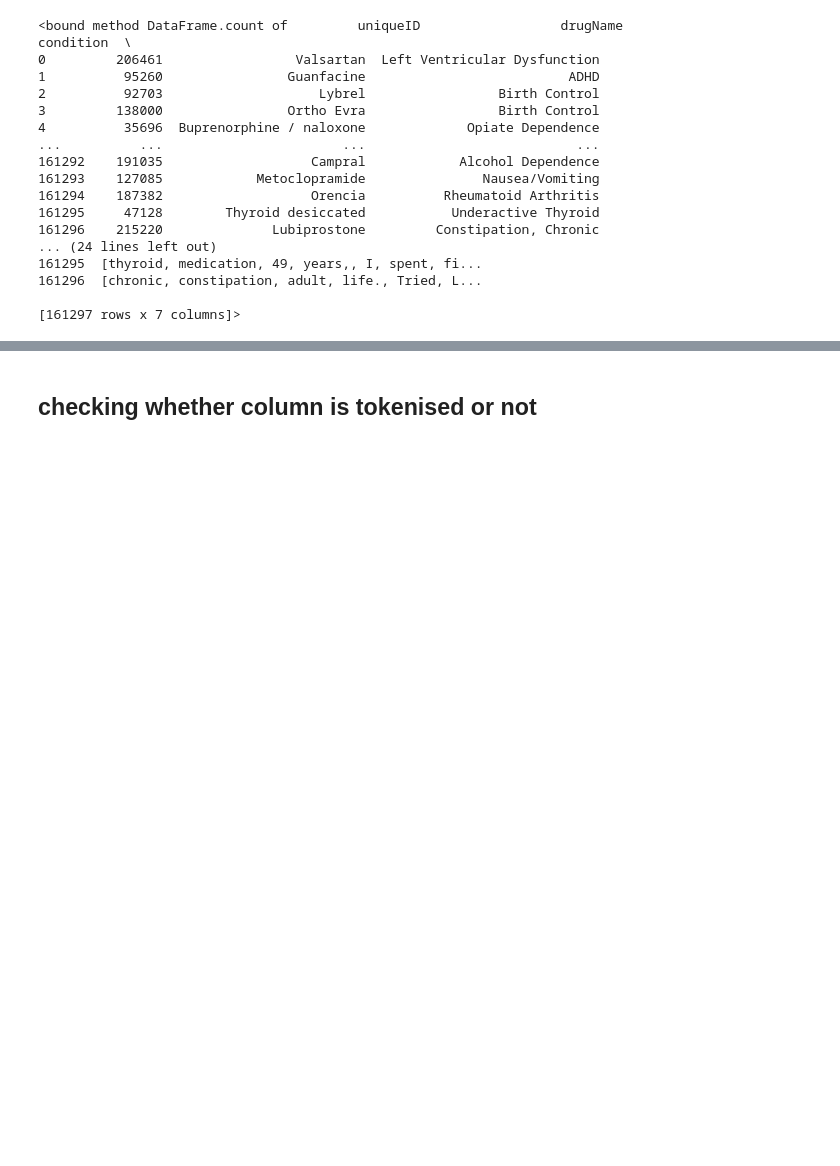
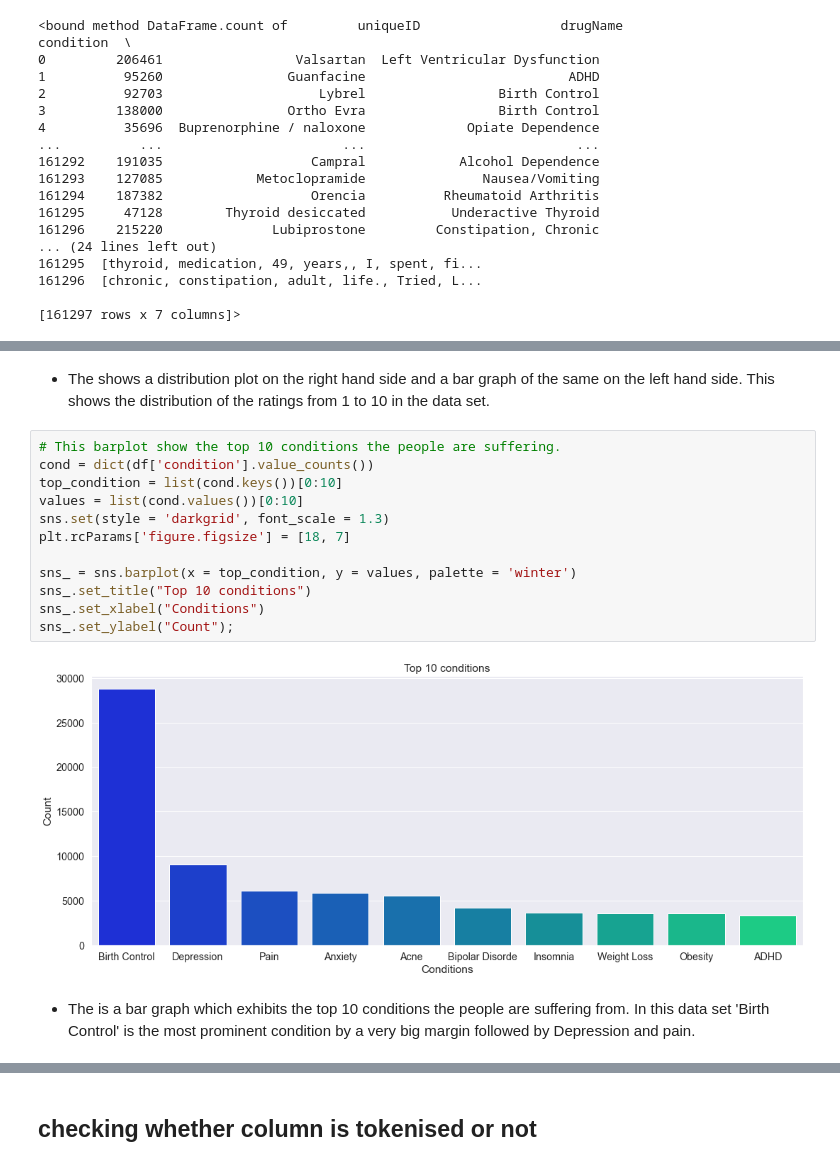
Before and after one commit to ambuj-1211/ml_healthcare_project, a Jupyter notebook: nlp_model.ipynb, the cells around one changed output, grey strips where cells are left out. Cells and saved outputs as stored; diff of their text form; blank space fills up the shorter version.

```diff
--- a/nlp_model.ipynb
+++ b/nlp_model.ipynb
@@ -151,0 +224,18 @@ df.count
+# %% [markdown]
+* The shows a distribution plot on the right hand side and a bar graph of the same on the left hand side. This shows the distribution of the ratings from 1 to 10 in the data set.
+# %%
+# This barplot show the top 10 conditions the people are suffering.
+cond = dict(df['condition'].value_counts())
+top_condition = list(cond.keys())[0:10]
+values = list(cond.values())[0:10]
+sns.set(style = 'darkgrid', font_scale = 1.3)
+plt.rcParams['figure.figsize'] = [18, 7]
+
+sns_ = sns.barplot(x = top_condition, y = values, palette = 'winter')
+sns_.set_title("Top 10 conditions")
+sns_.set_xlabel("Conditions")
+sns_.set_ylabel("Count");
+# %% [output]
+[figure, added]
+# %% [markdown]
+* The is a bar graph which exhibits the top 10 conditions the people are suffering from. In this data set 'Birth Control' is the most prominent condition by a very big margin followed by Depression and pain.
```
Also changed, not shown: parts of 13 cells of this notebook.
